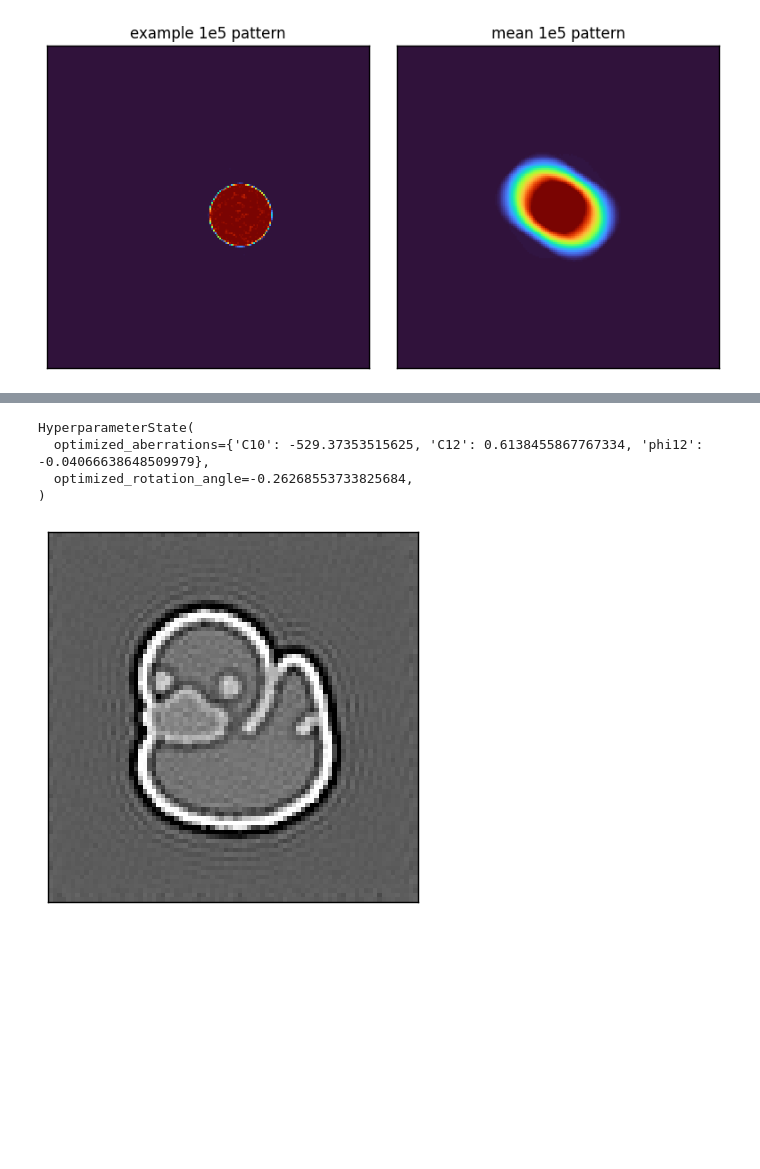
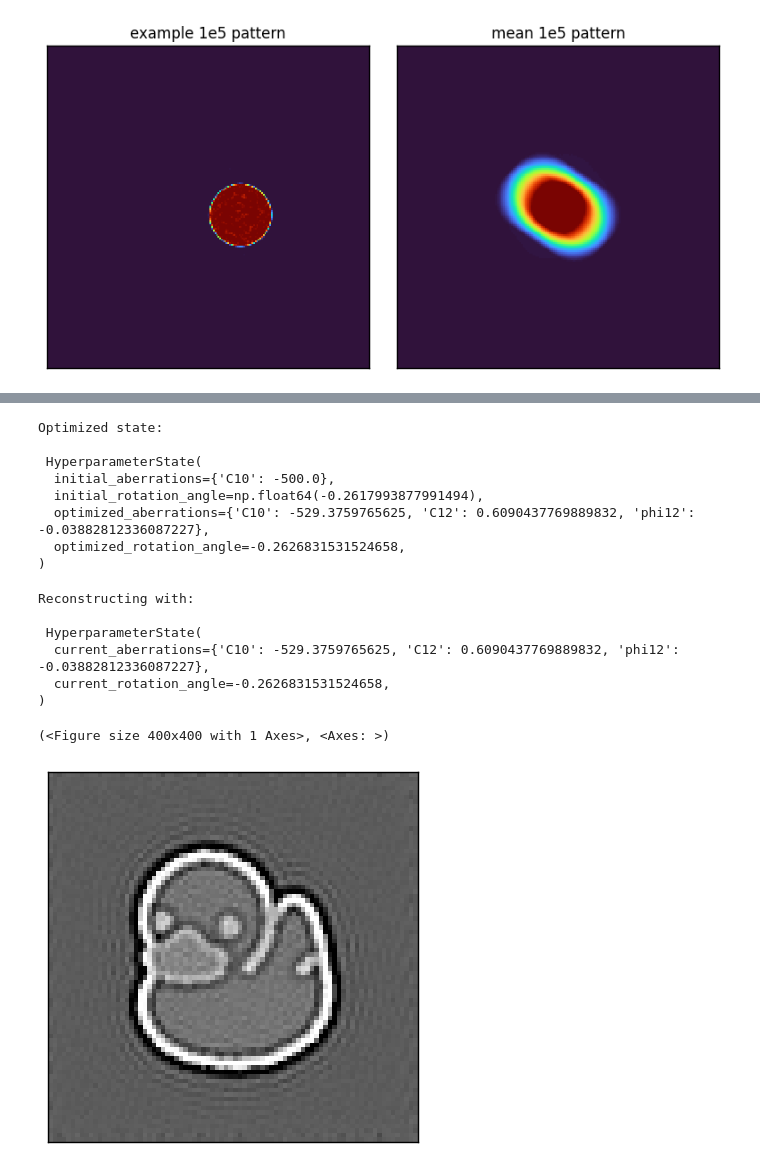
Before and after one commit to electronmicroscopy/quantem-tutorials, a Jupyter notebook: notebooks/ducky_dataset_phase_retrieval.ipynb, the cells around one changed output, grey strips where cells are left out. Saved outputs shown, nothing was run; the diff lists cells and outputs as text; code cells hidden in the pictures; blank space fills up the shorter version.

```diff
--- a/notebooks/ducky_dataset_phase_retrieval.ipynb
+++ b/notebooks/ducky_dataset_phase_retrieval.ipynb
@@ -114,20 +127,31 @@ direct_ptycho.fit_hyperparameters(
     bin_factors=(3,2,1,1,1),
 
     # reset aberrations and rotation to prove it can find it from scratch.
-    # in practice, you should pass a good guess, either here or (preferably) during initialization
-    aberration_coefs = {},
+    aberration_coefs = {'C10':0.0,'C12':0.0,'phi12':0.0},
     rotation_angle= 0.0,
 );
-
-em.visualization.show_2d(
-    direct_ptycho.reconstruct_with_hyperparameters(
-        deconvolution_kernel='parallax',
-        upsampling_factor=2,
-    ).obj
-);
 # %% [output]
-HyperparameterState(
-  optimized_aberrations={'C10': -529.37353515625, 'C12': 0.6138455867767334, 'phi12': -0.04066638648509979},
-  optimized_rotation_angle=-0.26268553733825684,
+Optimized state:
+
+ HyperparameterState(
+  initial_aberrations={'C10': -500.0},
+  initial_rotation_angle=np.float64(-0.2617993877991494),
+  optimized_aberrations={'C10': -529.3759765625, 'C12': 0.6090437769889832, 'phi12': -0.03882812336087227},
+  optimized_rotation_angle=-0.2626831531524658,
 )
-[figure, removed]
+# %%
+em.visualization.show_2d(
+    direct_ptycho.reconstruct(
+        deconvolution_kernel='parallax',
+        upsampling_factor=2,
+    ).obj
+)
+# %% [output]
+Reconstructing with:
+
+ HyperparameterState(
+  current_aberrations={'C10': -529.3759765625, 'C12': 0.6090437769889832, 'phi12': -0.03882812336087227},
+  current_rotation_angle=-0.2626831531524658,
+)
+(<Figure size 400x400 with 1 Axes>, <Axes: >)
+[figure, added]
```
Also changed, not shown: parts of 4 cells of this notebook, 4 other files.
